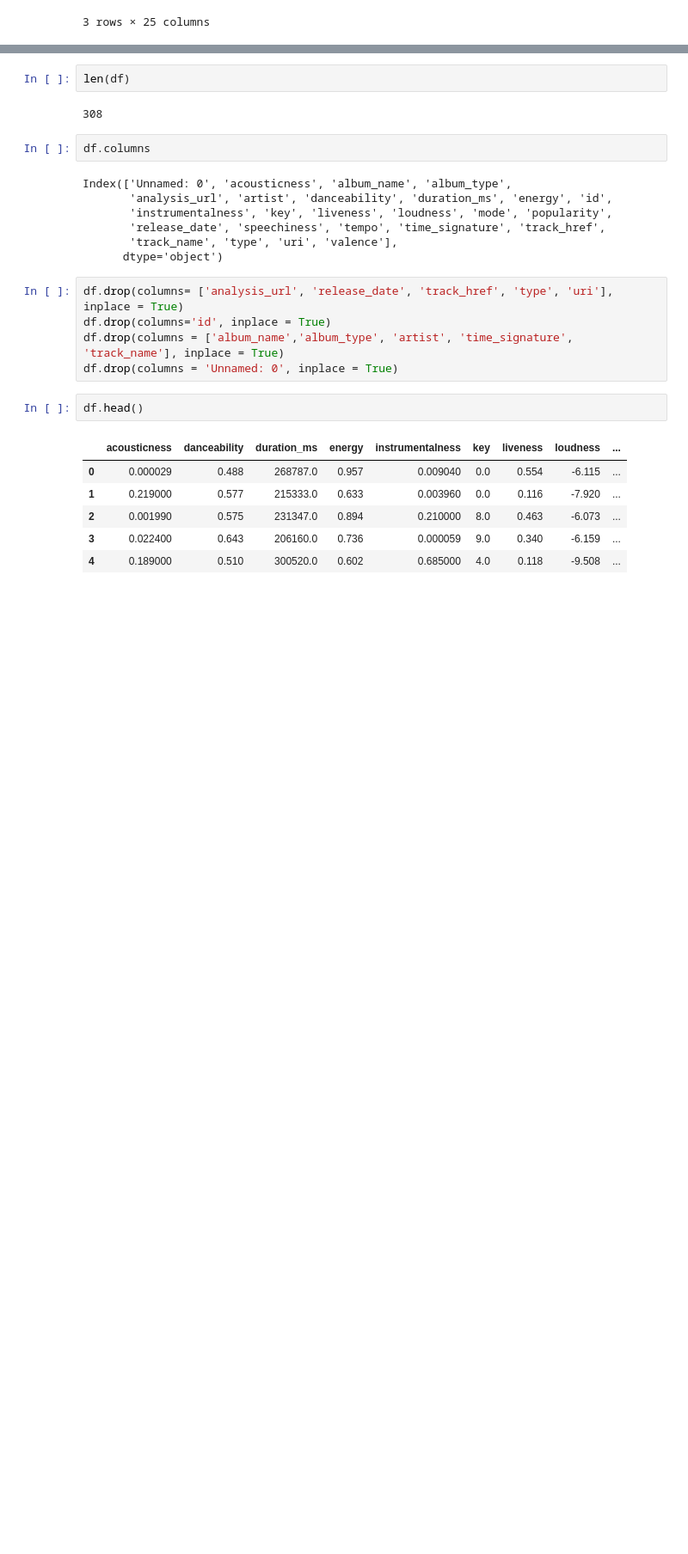
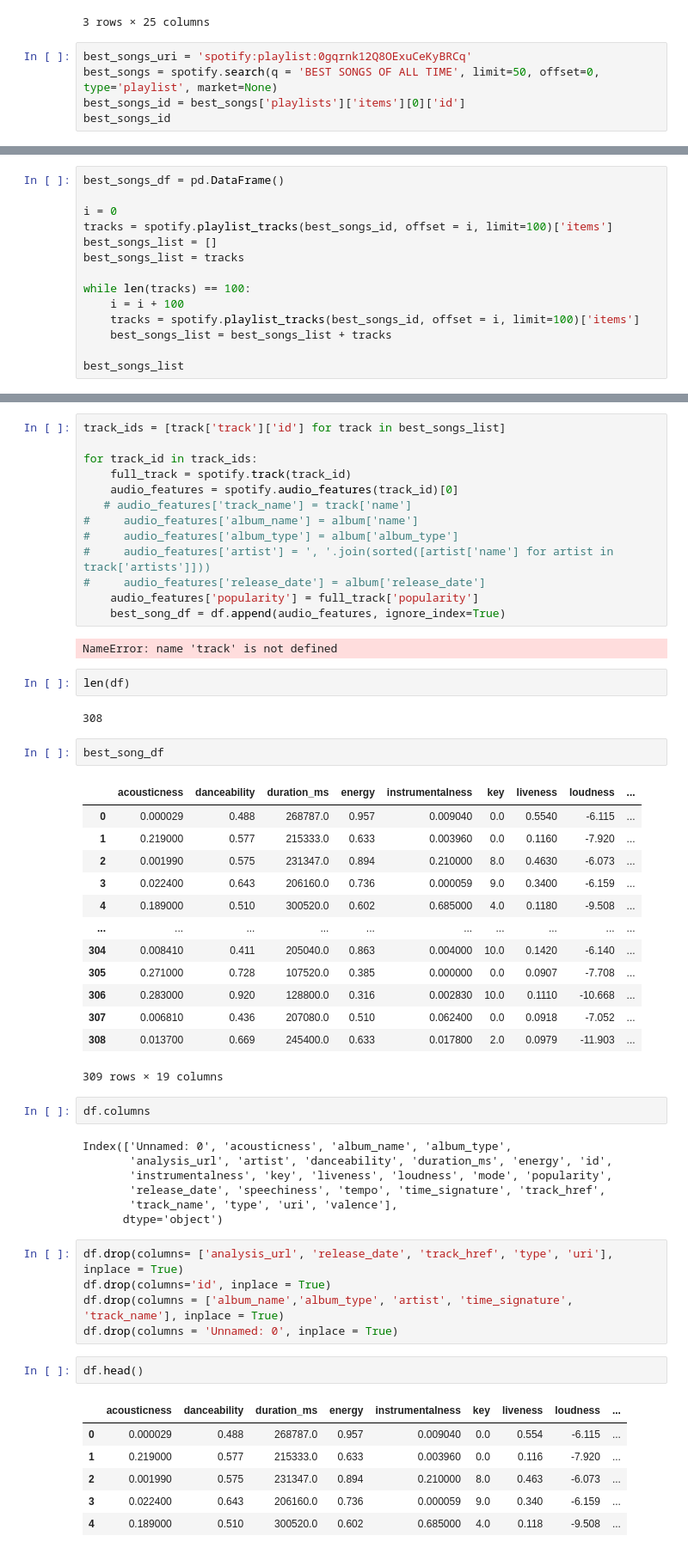
Before and after one commit to ninahew/music_machine, a Jupyter notebook: code/Marvelous Music Machine.ipynb, the cells around one changed output, grey strips where cells are left out. Shown at 86% size. Saved outputs shown, nothing was run; the diff lists cells and outputs as text; blank space fills up the shorter version.

Commit message:
pulling more data

```diff
--- a/code/Marvelous Music Machine.ipynb
+++ b/code/Marvelous Music Machine.ipynb
@@ -56,3 +56,8 @@ df.sample(3)
 | 219 | 219 | 0.957000 | The Most Incredible Thing | album | https://api.spotify.com/v1/audio-... | Bartek Bober, Dominic Wheeler, Jo... | 0.408 | 107356.0 | ... |
 | 239 | 239 | 0.170000 | The Most Incredible Thing | album | https://api.spotify.com/v1/audio-... | Bartek Bober, Dominic Wheeler, Jo... | 0.311 | 202414.0 | ... |
 3 rows × 25 columns
+# %%
+best_songs_uri = 'spotify:playlist:0gqrnk12Q8OExuCeKyBRCq'
+best_songs = spotify.search(q = 'BEST SONGS OF ALL TIME', limit=50, offset=0, type='playlist', market=None)
+best_songs_id = best_songs['playlists']['items'][0]['id']
+best_songs_id
@@ -58,0 +66,14 @@ df.sample(3)
+# %%
+best_songs_df = pd.DataFrame()
+
+i = 0
+tracks = spotify.playlist_tracks(best_songs_id, offset = i, limit=100)['items']
+best_songs_list = []
+best_songs_list = tracks
+
+while len(tracks) == 100:
+    i = i + 100
+    tracks = spotify.playlist_tracks(best_songs_id, offset = i, limit=100)['items']
+    best_songs_list = best_songs_list + tracks
+
+best_songs_list
@@ -59,7 +98,38 @@ df.sample(3)
+# %%
+track_ids = [track['track']['id'] for track in best_songs_list]
+
+for track_id in track_ids:
+    full_track = spotify.track(track_id)
+    audio_features = spotify.audio_features(track_id)[0]
+   # audio_features['track_name'] = track['name']
+#     audio_features['album_name'] = album['name']
+#     audio_features['album_type'] = album['album_type']
+#     audio_features['artist'] = ', '.join(sorted([artist['name'] for artist in track['artists']]))
+#     audio_features['release_date'] = album['release_date']
+    audio_features['popularity'] = full_track['popularity']
+    best_song_df = df.append(audio_features, ignore_index=True)
+# %% [output]
+NameError: name 'track' is not defined
 # %%
 len(df)
 # %% [output]
 308
+# %%
+best_song_df
+# %% [output]
+|  | acousticness | danceability | duration_ms | energy | instrumentalness | key | liveness | loudness | ... |
+| 0 | 0.000029 | 0.488 | 268787.0 | 0.957 | 0.009040 | 0.0 | 0.5540 | -6.115 | ... |
+| 1 | 0.219000 | 0.577 | 215333.0 | 0.633 | 0.003960 | 0.0 | 0.1160 | -7.920 | ... |
+| 2 | 0.001990 | 0.575 | 231347.0 | 0.894 | 0.210000 | 8.0 | 0.4630 | -6.073 | ... |
+| 3 | 0.022400 | 0.643 | 206160.0 | 0.736 | 0.000059 | 9.0 | 0.3400 | -6.159 | ... |
+| 4 | 0.189000 | 0.510 | 300520.0 | 0.602 | 0.685000 | 4.0 | 0.1180 | -9.508 | ... |
+| ... | ... | ... | ... | ... | ... | ... | ... | ... | ... |
+| 304 | 0.008410 | 0.411 | 205040.0 | 0.863 | 0.004000 | 10.0 | 0.1420 | -6.140 | ... |
+| 305 | 0.271000 | 0.728 | 107520.0 | 0.385 | 0.000000 | 0.0 | 0.0907 | -7.708 | ... |
+| 306 | 0.283000 | 0.920 | 128800.0 | 0.316 | 0.002830 | 10.0 | 0.1110 | -10.668 | ... |
+| 307 | 0.006810 | 0.436 | 207080.0 | 0.510 | 0.062400 | 0.0 | 0.0918 | -7.052 | ... |
+| 308 | 0.013700 | 0.669 | 245400.0 | 0.633 | 0.017800 | 2.0 | 0.0979 | -11.903 | ... |
+309 rows × 19 columns
 # %%
 df.columns
 # %% [output]
```
Also changed, not shown: parts of 2 cells of this notebook.
